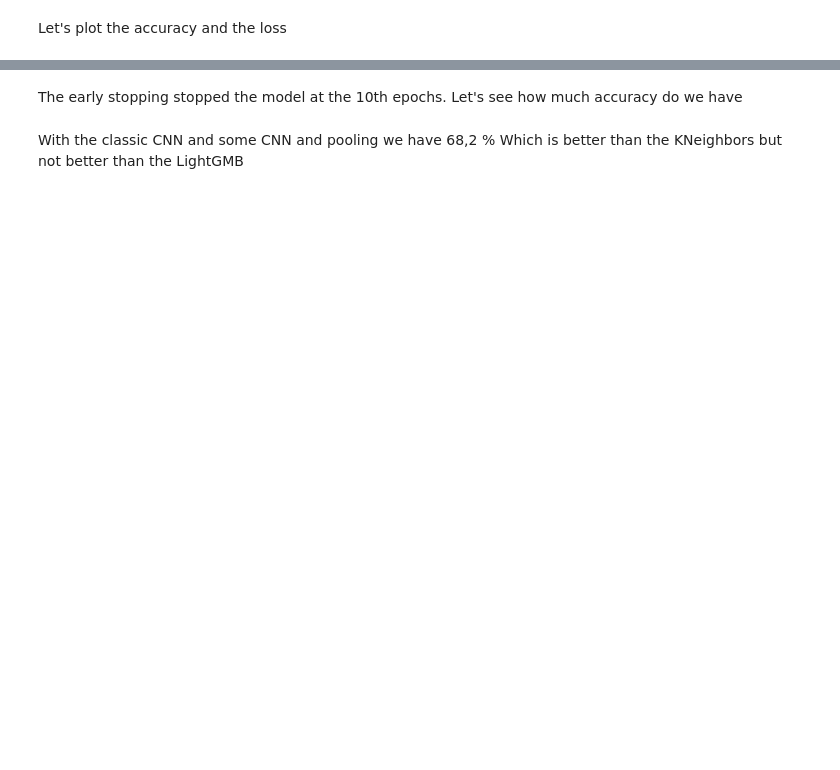
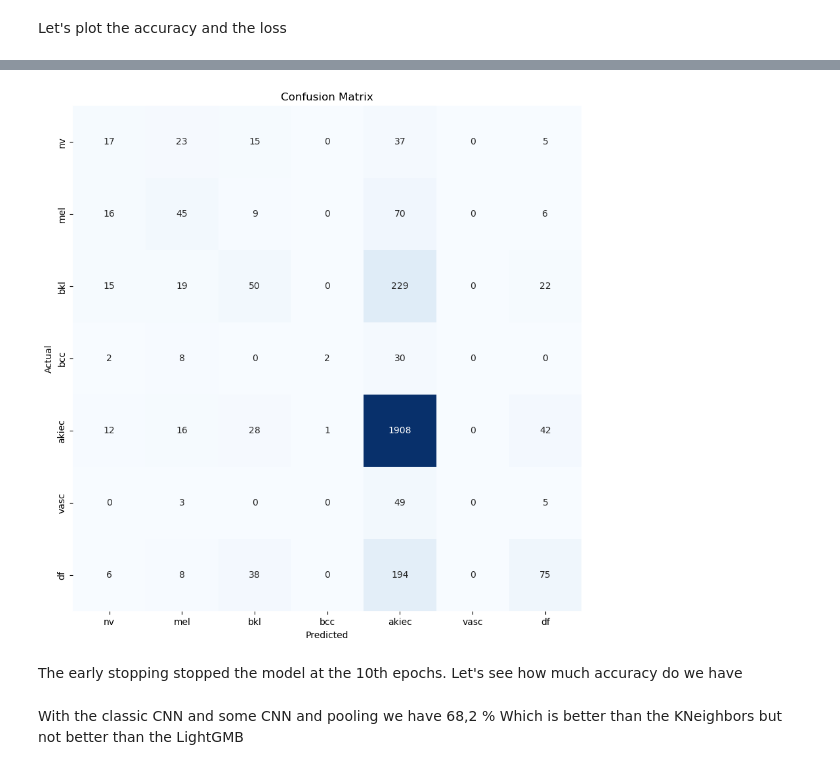
Before and after one commit to mlaversi/ProjetMachineLearningFinAnn-e, a Jupyter notebook: Notebook.ipynb, the cells around one changed output, grey strips where cells are left out. Cells and saved outputs as stored; diff of their text form; code cells hidden in the pictures; blank space fills up the shorter version.

```diff
--- a/Notebook.ipynb
+++ b/Notebook.ipynb
@@ -413,3 +431,26 @@ plot_learning_curves(history)
+# %%
+y_true = np.array(y_test)
+
+y_pred = model.predict(X_test)
+y_pred = np.array(list(map(lambda x: np.argmax(x), y_pred)))
+
+cm = confusion_matrix(y_true, y_pred)
+clr = classification_report(y_true, y_pred, target_names=label_mapping.values())
+# %%
+plt.figure(figsize=(10, 10))
+sns.heatmap(cm, annot=True, fmt='g', vmin=0, cbar=False, cmap='Blues')
+
+plt.xticks(np.arange(7) + 0.5, label_mapping.values())
+plt.xlabel("Predicted")
+
+plt.yticks(np.arange(7) + 0.5, label_mapping.values())
+plt.ylabel("Actual")
+
+plt.title("Confusion Matrix")
+
+plt.show()
+# %% [output]
+[figure, added]
 # %% [markdown]
 The early stopping stopped the model at the 10th epochs. Let's see how much accuracy do we have
 # %% [markdown]
```
Also changed, not shown: parts of 33 cells of this notebook.
